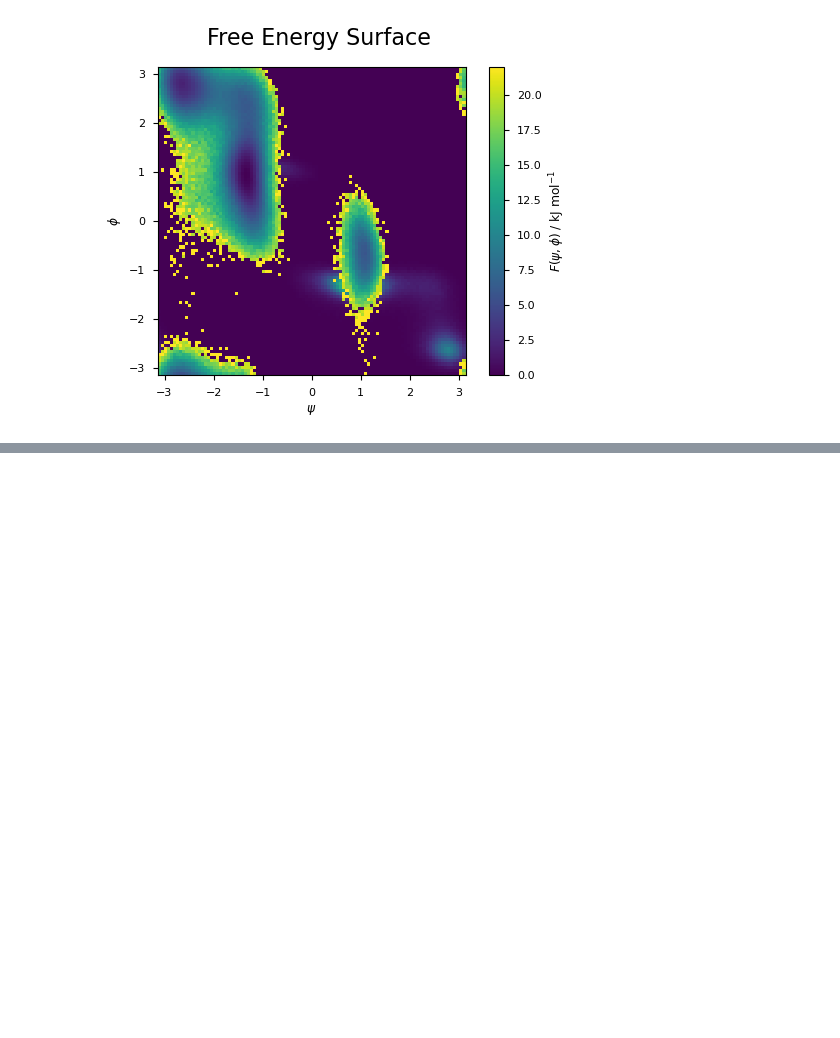
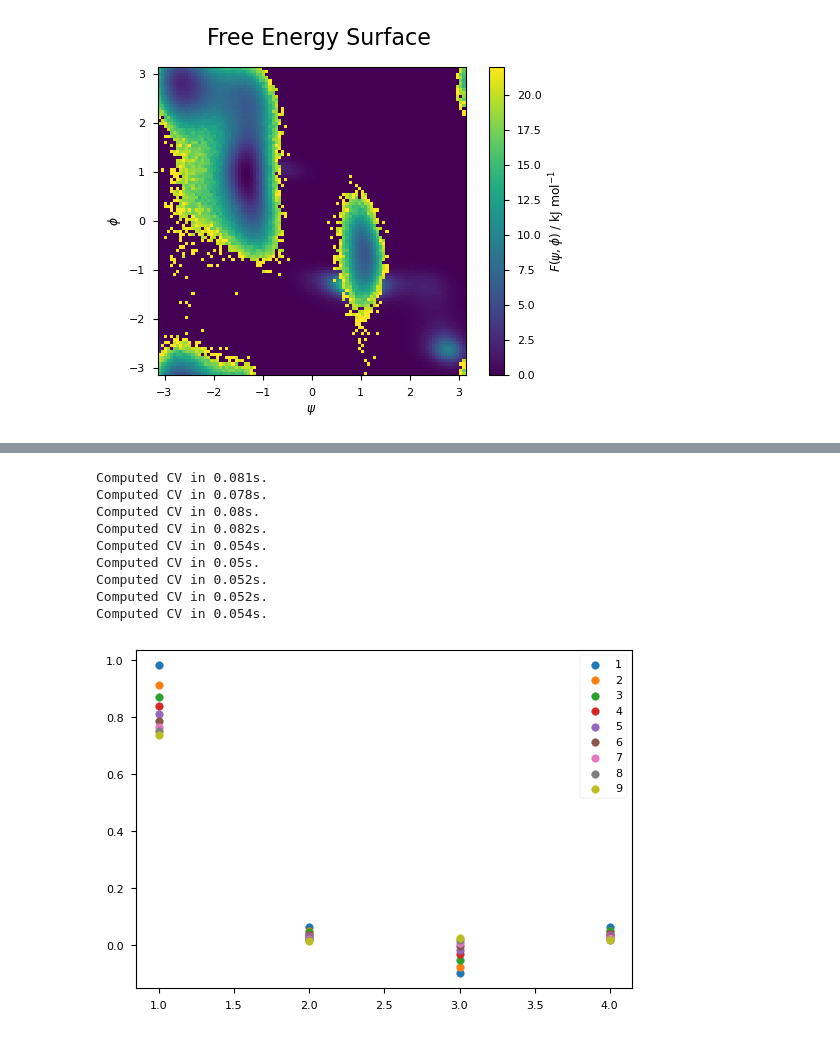
Before and after one commit to dominicp6/CV_learning, a Jupyter notebook: notebooks/rough_work.ipynb, the cells around one changed output, grey strips where cells are left out. Drawn from its saved outputs; the diff is of its cells as text; code cells hidden in the pictures; blank space fills up the shorter version.

```diff
--- a/notebooks/rough_work.ipynb
+++ b/notebooks/rough_work.ipynb
@@ -153,0 +176,19 @@ PCA()
+# %%
+import matplotlib.pyplot as plt
+its_objects = []
+for lagtime in [1,2,3,4,5,6,7,8,9]:
+    exp_ala_1us.compute_cv('TICA', stride=1, lagtime=lagtime)
+    its_objects.append(exp_ala_1us.CVs['TICA'])
+    plt.scatter([1,2,3,4], exp_ala_1us.CVs['TICA'].instantaneous_coefficients.flatten(), label=f'{lagtime}')
+    plt.legend()
+# %% [output]
+Computed CV in 0.081s.
+Computed CV in 0.078s.
+Computed CV in 0.08s.
+Computed CV in 0.082s.
+Computed CV in 0.054s.
+Computed CV in 0.05s.
+Computed CV in 0.052s.
+Computed CV in 0.052s.
+Computed CV in 0.054s.
+[figure, added]
```
Also changed, not shown: parts of 5 cells of this notebook.
